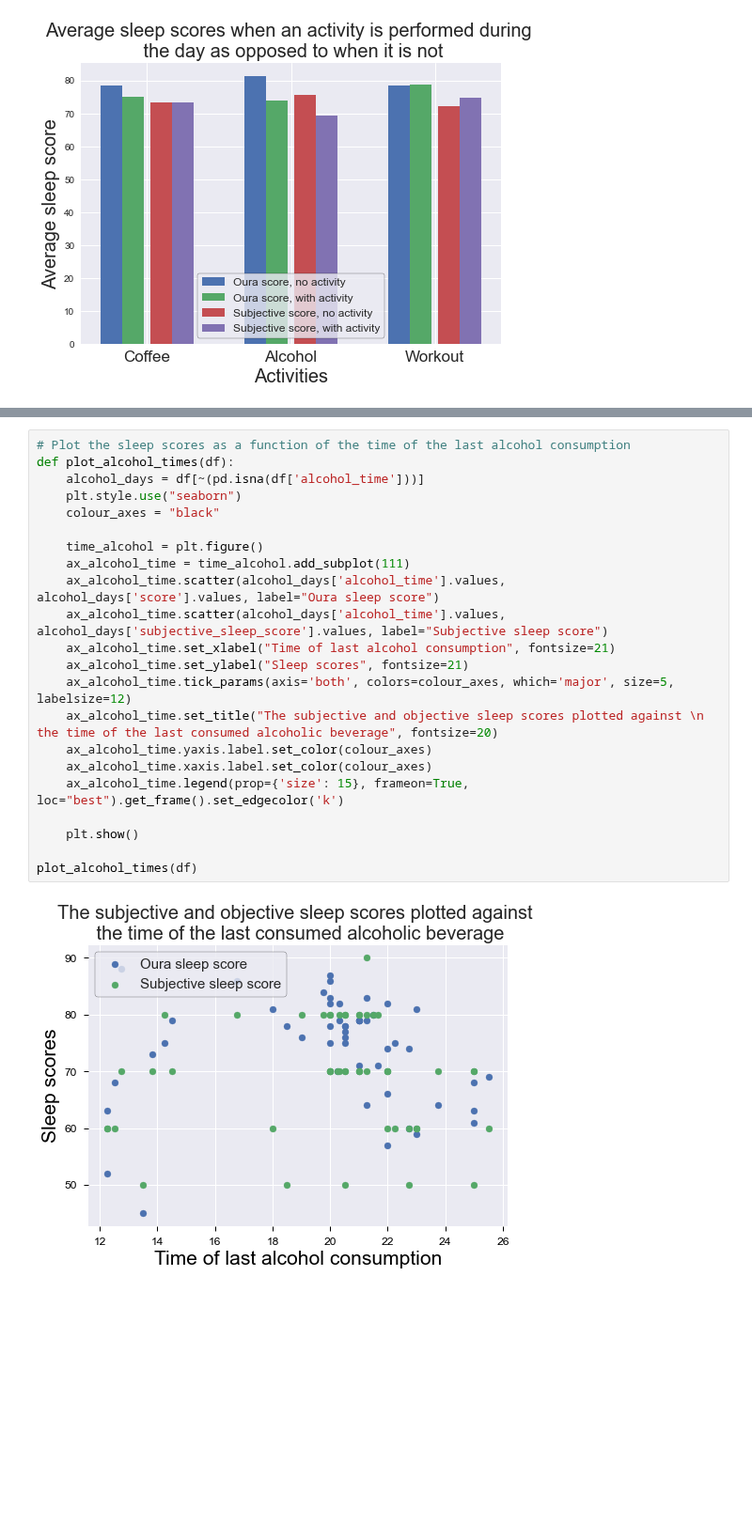
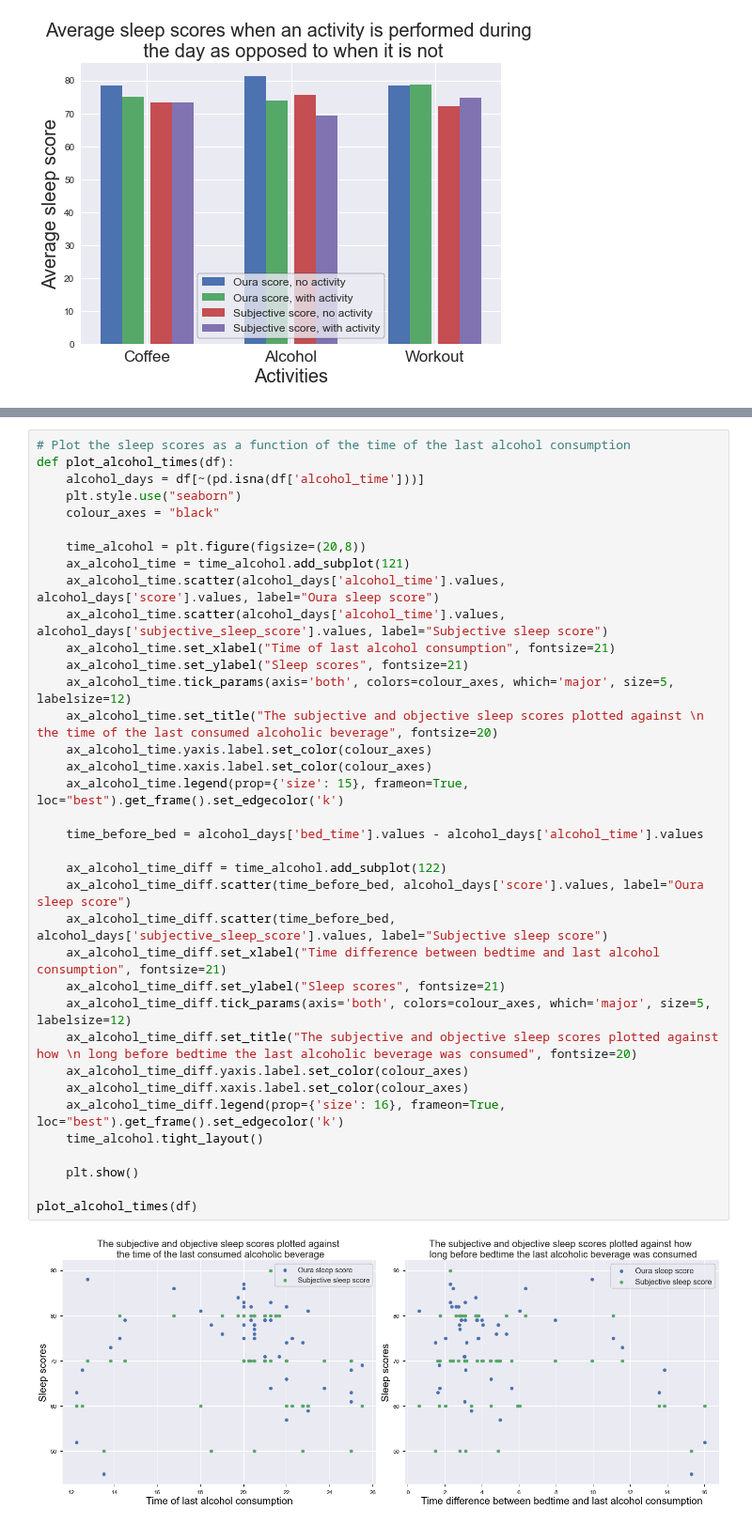
Before and after one commit to thalianajjar/internship_code, a Jupyter notebook: data_visualization.ipynb, the cells around one changed output, grey strips where cells are left out. Shown at 94% size. Drawn from its saved outputs; the diff is of its cells as text; blank space fills up the shorter version.

```diff
--- a/data_visualization.ipynb
+++ b/data_visualization.ipynb
@@ -128,27 +153,41 @@ plot_coffee_times(df)
 # %%
 # Plot the sleep scores as a function of the time of the last alcohol consumption
 def plot_alcohol_times(df):
     alcohol_days = df[~(pd.isna(df['alcohol_time']))]
     plt.style.use("seaborn")
     colour_axes = "black"
 
-    time_alcohol = plt.figure()
-    ax_alcohol_time = time_alcohol.add_subplot(111)
+    time_alcohol = plt.figure(figsize=(20,8))
+    ax_alcohol_time = time_alcohol.add_subplot(121)
     ax_alcohol_time.scatter(alcohol_days['alcohol_time'].values, alcohol_days['score'].values, label="Oura sleep score")
     ax_alcohol_time.scatter(alcohol_days['alcohol_time'].values, alcohol_days['subjective_sleep_score'].values, label="Subjective sleep score")
     ax_alcohol_time.set_xlabel("Time of last alcohol consumption", fontsize=21)
     ax_alcohol_time.set_ylabel("Sleep scores", fontsize=21)
     ax_alcohol_time.tick_params(axis='both', colors=colour_axes, which='major', size=5, labelsize=12)
     ax_alcohol_time.set_title("The subjective and objective sleep scores plotted against \n the time of the last consumed alcoholic beverage", fontsize=20)
     ax_alcohol_time.yaxis.label.set_color(colour_axes)
     ax_alcohol_time.xaxis.label.set_color(colour_axes)
     ax_alcohol_time.legend(prop={'size': 15}, frameon=True, loc="best").get_frame().set_edgecolor('k')
 
+    time_before_bed = alcohol_days['bed_time'].values - alcohol_days['alcohol_time'].values
+
+    ax_alcohol_time_diff = time_alcohol.add_subplot(122)
+    ax_alcohol_time_diff.scatter(time_before_bed, alcohol_days['score'].values, label="Oura sleep score")
+    ax_alcohol_time_diff.scatter(time_before_bed, alcohol_days['subjective_sleep_score'].values, label="Subjective sleep score")
+    ax_alcohol_time_diff.set_xlabel("Time difference between bedtime and last alcohol consumption", fontsize=21)
+    ax_alcohol_time_diff.set_ylabel("Sleep scores", fontsize=21)
+    ax_alcohol_time_diff.tick_params(axis='both', colors=colour_axes, which='major', size=5, labelsize=12)
+    ax_alcohol_time_diff.set_title("The subjective and objective sleep scores plotted against how \n long before bedtime the last alcoholic beverage was consumed", fontsize=20)
+    ax_alcohol_time_diff.yaxis.label.set_color(colour_axes)
+    ax_alcohol_time_diff.xaxis.label.set_color(colour_axes)
+    ax_alcohol_time_diff.legend(prop={'size': 16}, frameon=True, loc="best").get_frame().set_edgecolor('k')
+    time_alcohol.tight_layout()
+
     plt.show()
 
 plot_alcohol_times(df)
 # %% [output]
-[figure, old version]
+[figure, new version]
 # %%
 # Plot the sleep scores as a function of the end time of the last workout
 def plot_workout_times(df):
```
Also changed, not shown: parts of 3 cells of this notebook, 2 other files.
